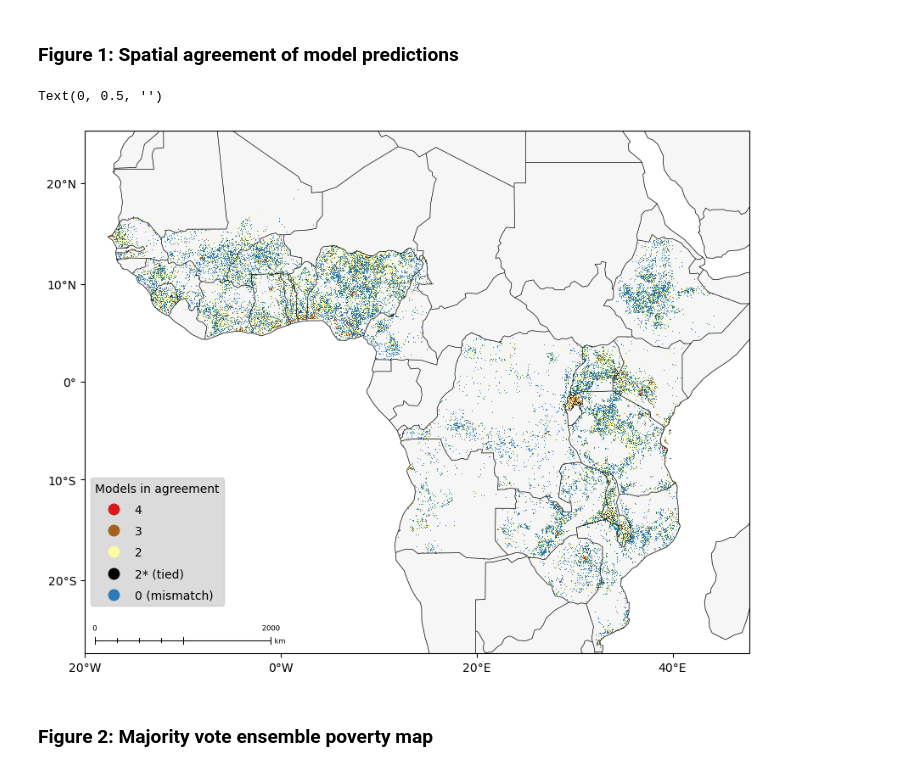
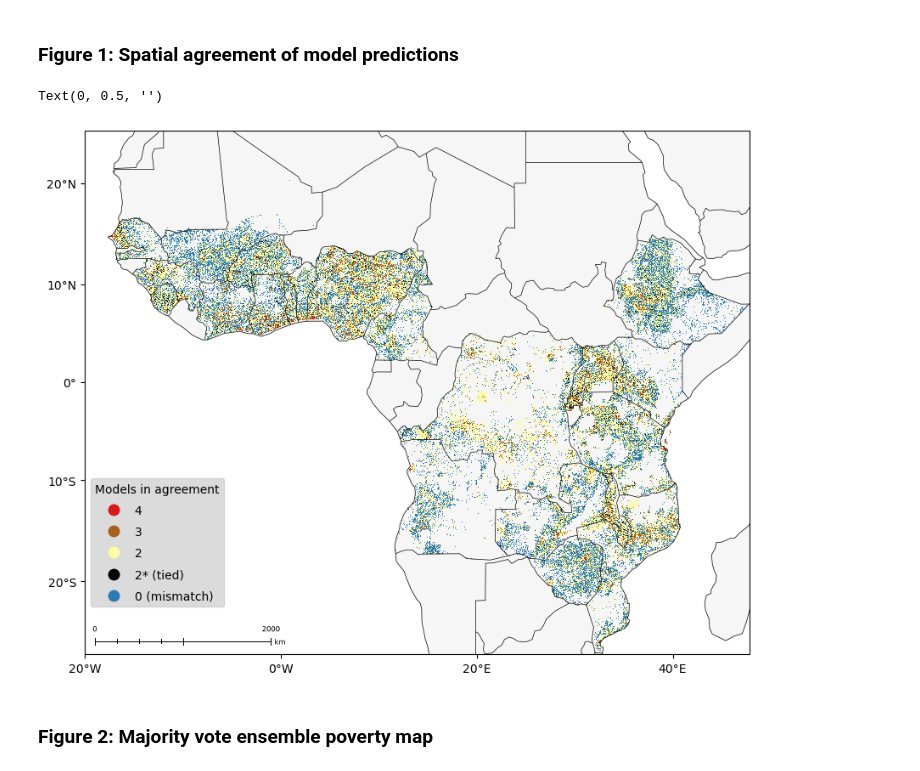
Before and after one commit to mlamborj/comparing-poverty-models, a Jupyter notebook: notebooks/Figures.ipynb, the cells around one changed output. Drawn from its saved outputs; the diff is of its cells as text; code cells hidden in the pictures.

```diff
--- a/notebooks/Figures.ipynb
+++ b/notebooks/Figures.ipynb
@@ -30,7 +30,7 @@ from modules.utils import countries, read_boundary
 # %%
 # read spatial agreement raster for combined countries
 rasters = rxr.open_rasterio(
-    os.path.join(PROCESSED_DIR, "spatial_agreement_map.tif")
+    os.path.join(PROCESSED_DIR, "spatial_agreement_map_old.tif")
 ).squeeze()
 # template layer for plotting
 template = gpd.read_file(GADM_FILE, layer="SA_template")
@@ -72,34 +72,34 @@ template.plot(
 # add scale bar
 ScaleBar.set_size("small")
 scale_bar(
     axs,
     location="lower left",
     style="ticks",
     bar={
         "projection": template.crs,
         "max": 2000,
         "tick_loc": "middle",
         "major_div": 2,
         "minor_div": 4,
         "minor_type": "first",
     },
 )
 # add tickmarks
 axs.set_xticks([-20, 0, 20, 40], crs=ccrs.PlateCarree())
 axs.set_yticks([-20, -10, 0, 10, 20], crs=ccrs.PlateCarree())
 axs.xaxis.set_major_formatter(LongitudeFormatter(zero_direction_label=True))
 axs.yaxis.set_major_formatter(LatitudeFormatter())
 
 axs.set_title("")
 axs.set_xlabel("")
 axs.set_ylabel("")
 
 # plt.savefig(
 #     os.path.join(REPORTS_DIR, "figures", "fig1.png"), dpi=300, bbox_inches="tight"
 # )
 # %% [output]
 Text(0, 0.5, '')
-[figure, old version]
+[figure, new version]
 # %% [markdown]
 ### Figure 2: Majority vote ensemble poverty map
 # %%
```
Also changed, not shown: 5 other files.
